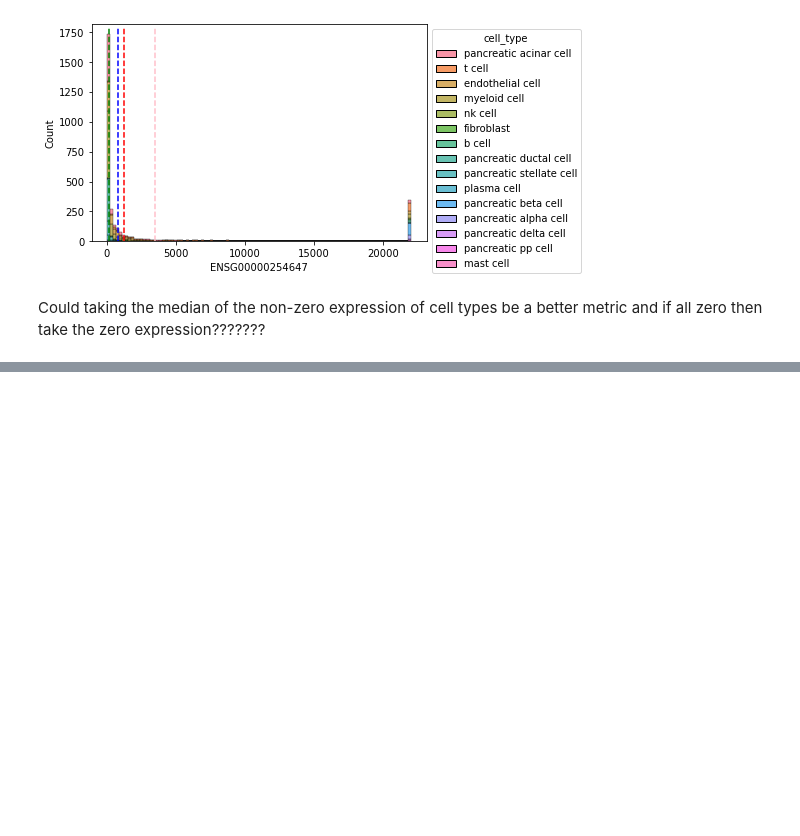
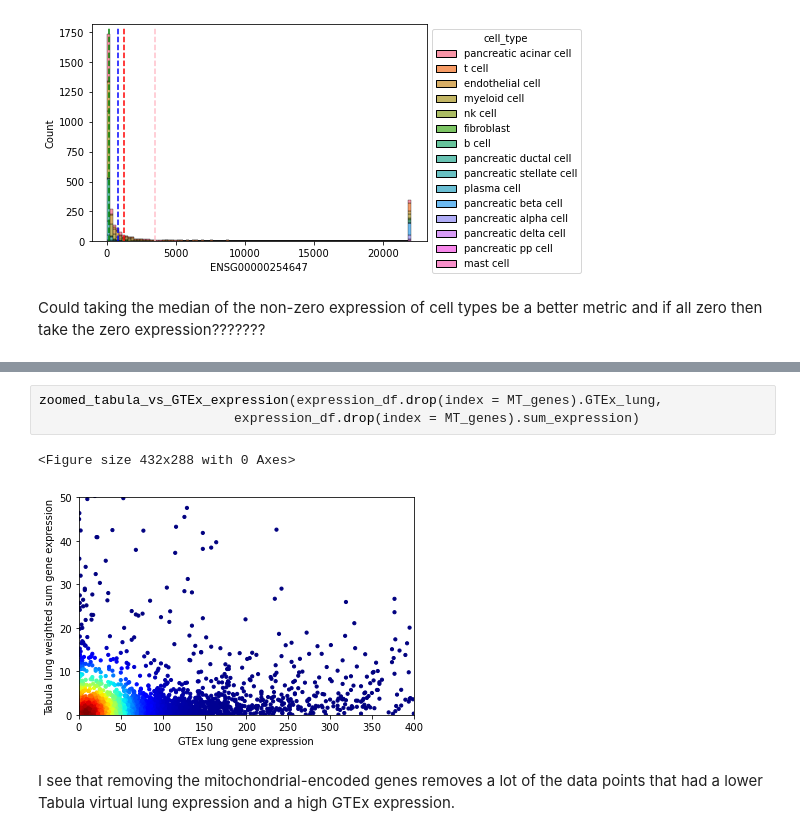
Before and after one commit to opentargets/baseline-expression, a Jupyter notebook: Tabula Sapiens Comparison with Bulk RNA-seq Expression Data.ipynb, the cells around one changed output, grey strips where cells are left out. Saved outputs shown, nothing was run; the diff lists cells and outputs as text; blank space fills up the shorter version.

```diff
--- a/Tabula Sapiens Comparison with Bulk RNA-seq Expression Data.ipynb
+++ b/Tabula Sapiens Comparison with Bulk RNA-seq Expression Data.ipynb
@@ -1785,0 +1888,8 @@ ENSG00000228253, ENSG00000198804, ENSG00000198899, ENSG00000198712 and ENSG00000
+# %%
+zoomed_tabula_vs_GTEx_expression(expression_df.drop(index = MT_genes).GTEx_lung,
+                         expression_df.drop(index = MT_genes).sum_expression)
+# %% [output]
+<Figure size 432x288 with 0 Axes>
+[figure, added]
+# %% [markdown]
+I see that removing the mitochondrial-encoded genes removes a lot of the data points that had a lower Tabula virtual lung expression and a high GTEx expression.
```
Also changed, not shown: parts of 94 cells of this notebook.
